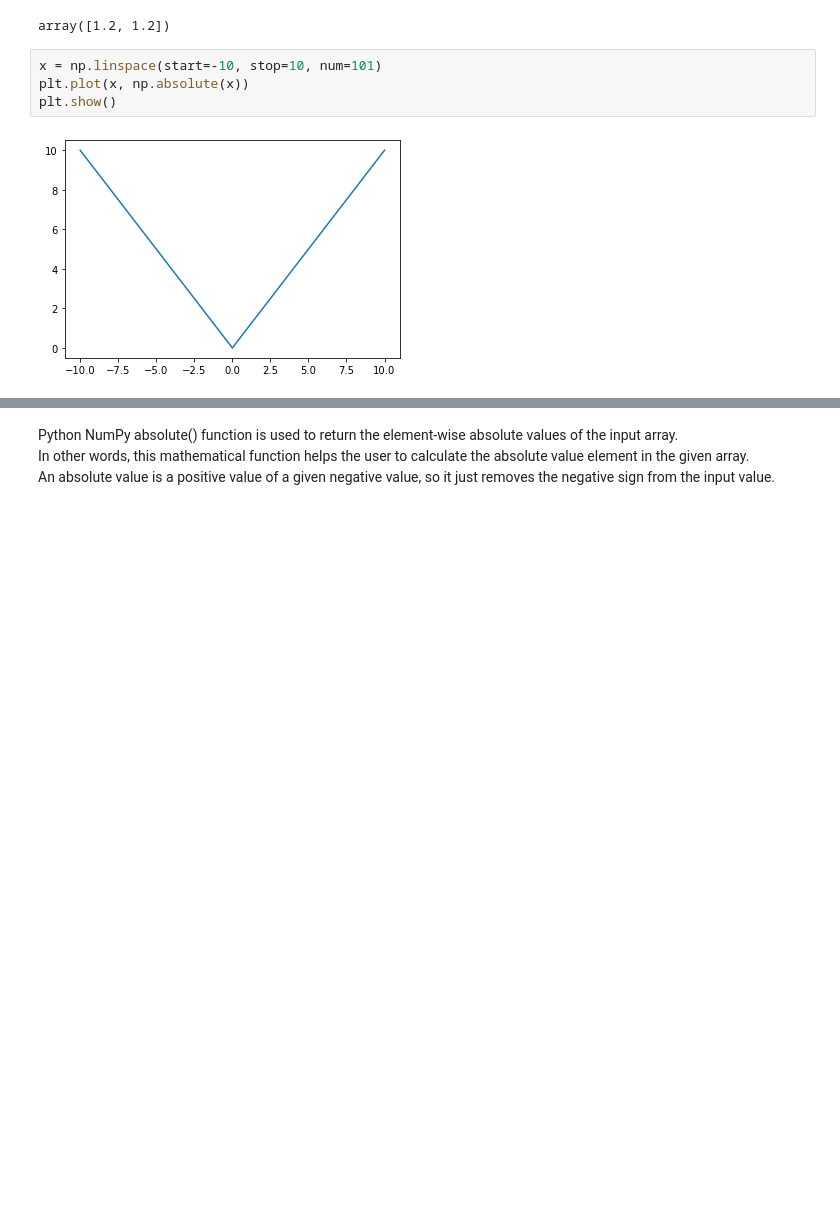
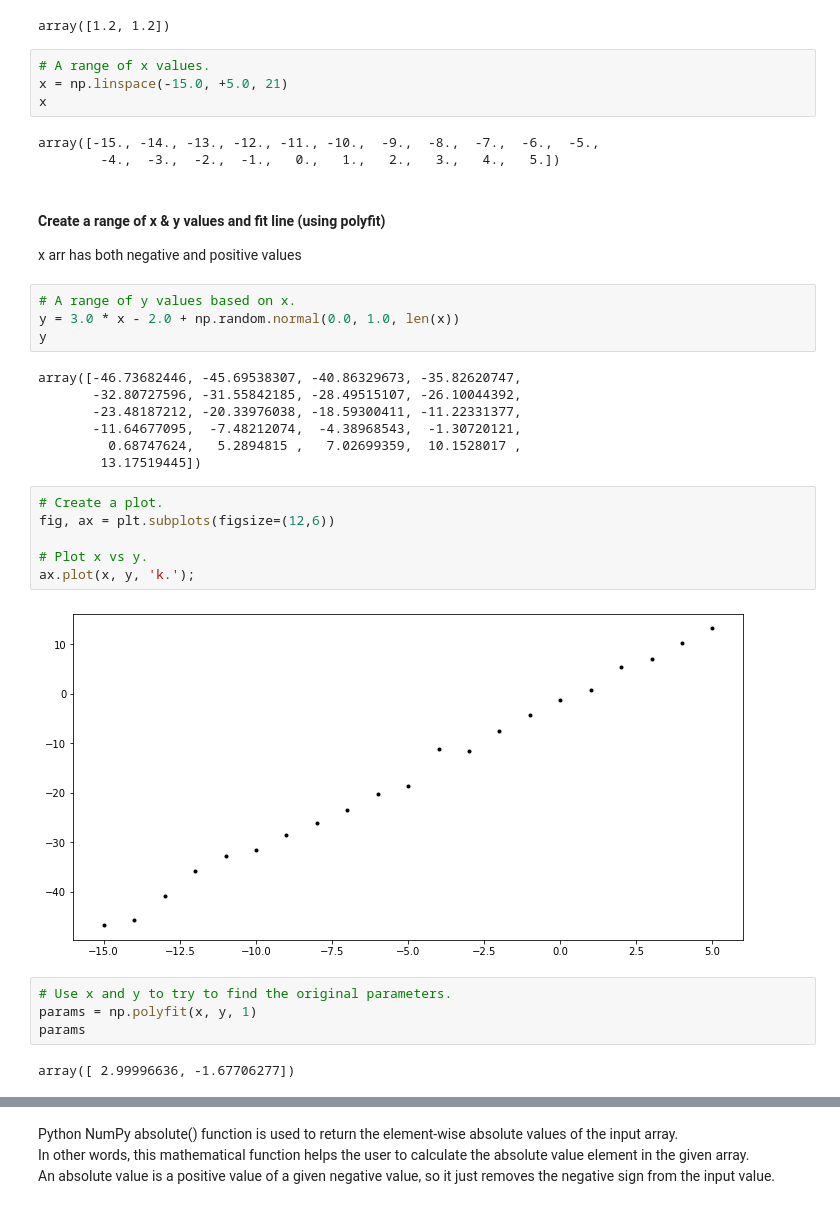
Before and after one commit to doodymack/Machine_Learn_Stats-Assessment, a Jupyter notebook: Exercises/02-Models_exercises.ipynb, the cells around one changed output, grey strips where cells are left out. Drawn from its saved outputs; the diff is of its cells as text; blank space fills up the shorter version.

Commit message:
updates to parameter exercised notebook

```diff
--- a/Exercises/02-Models_exercises.ipynb
+++ b/Exercises/02-Models_exercises.ipynb
@@ -27,9 +34,38 @@ np.absolute(x)
 #shorthand: abs(x)
 # %% [output]
 array([1.2, 1.2])
-# %%
-x = np.linspace(start=-10, stop=10, num=101)
-plt.plot(x, np.absolute(x))
-plt.show()
-# %% [output]
-[figure, removed]
+# %%
+# A range of x values.
+x = np.linspace(-15.0, +5.0, 21)
+x
+# %% [output]
+array([-15., -14., -13., -12., -11., -10.,  -9.,  -8.,  -7.,  -6.,  -5.,
+        -4.,  -3.,  -2.,  -1.,   0.,   1.,   2.,   3.,   4.,   5.])
+# %% [markdown]
+#### Create a range of x & y values and fit line (using polyfit)
+x arr has both negative and positive values
+# %%
+# A range of y values based on x.
+y = 3.0 * x - 2.0 + np.random.normal(0.0, 1.0, len(x))
+y
+# %% [output]
+array([-46.73682446, -45.69538307, -40.86329673, -35.82620747,
+       -32.80727596, -31.55842185, -28.49515107, -26.10044392,
+       -23.48187212, -20.33976038, -18.59300411, -11.22331377,
+       -11.64677095,  -7.48212074,  -4.38968543,  -1.30720121,
+         0.68747624,   5.2894815 ,   7.02699359,  10.1528017 ,
+        13.17519445])
+# %%
+# Create a plot.
+fig, ax = plt.subplots(figsize=(12,6))
+
+# Plot x vs y.
+ax.plot(x, y, 'k.');
+# %% [output]
+[figure, added]
+# %%
+# Use x and y to try to find the original parameters.
+params = np.polyfit(x, y, 1)
+params
+# %% [output]
+array([ 2.99996636, -1.67706277])
```
Also changed, not shown: parts of 45 cells of this notebook.
